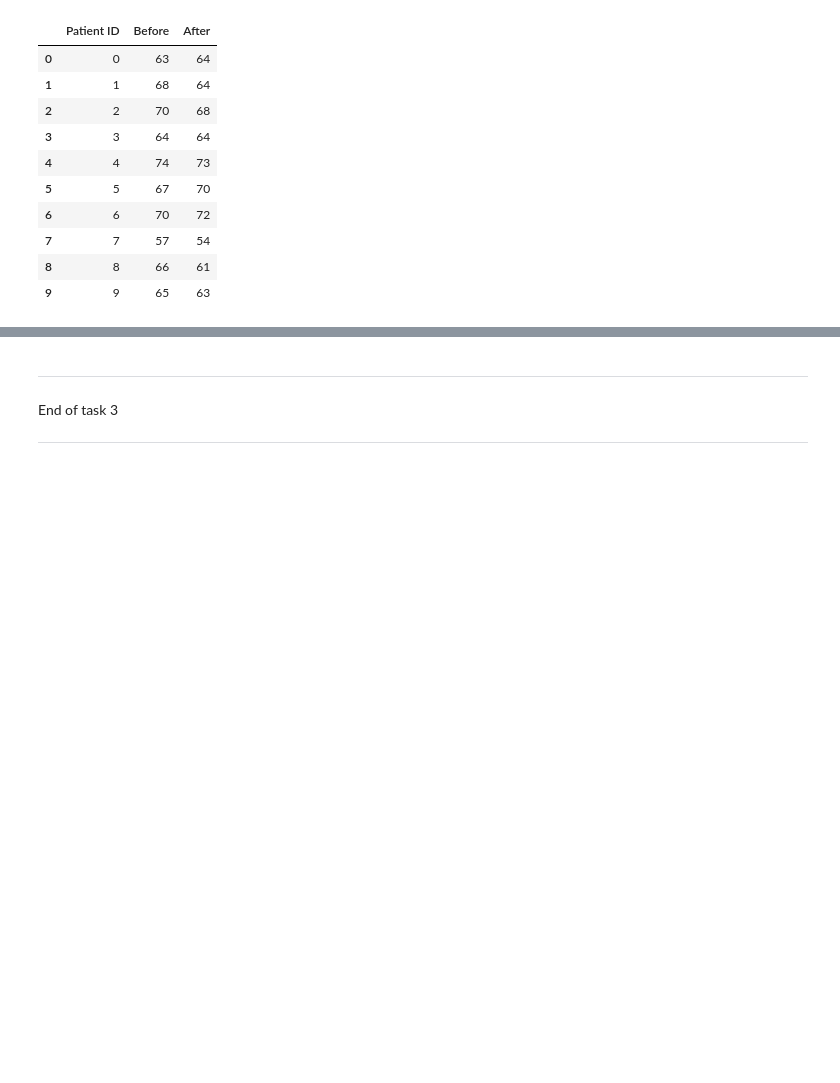
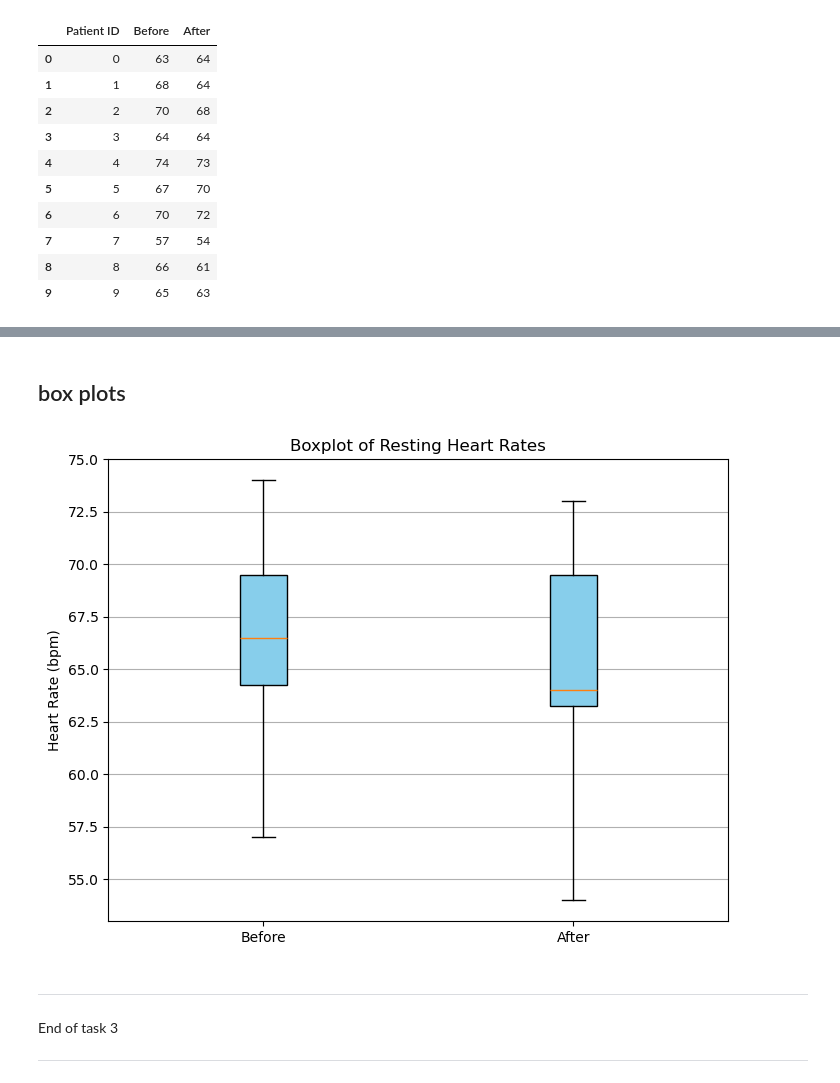
Before and after one commit to shanekeenan/applied_statistics, a Jupyter notebook: tasks.ipynb, the cells around one changed output, grey strips where cells are left out. Cells and saved outputs as stored; diff of their text form; code cells hidden in the pictures; blank space fills up the shorter version.

```diff
--- a/tasks.ipynb
+++ b/tasks.ipynb
@@ -359,3 +518,16 @@ data
+# %% [markdown]
+## box plots
+# %%
+# Boxplot: Compare Before and After
+plt.figure(figsize=(8, 6))
+data_boxplot = [group_a, data["After"]]
+plt.boxplot(data_boxplot, labels=['Before', 'After'], patch_artist=True, boxprops=dict(facecolor="skyblue", color="black"))
+plt.title("Boxplot of Resting Heart Rates")
+plt.ylabel("Heart Rate (bpm)")
+plt.grid(axis='y')
+plt.show();
+# %% [output]
+[figure, added]
 # %% [markdown]
 
 
```
Also changed, not shown: parts of 24 cells of this notebook, 5 other files.
